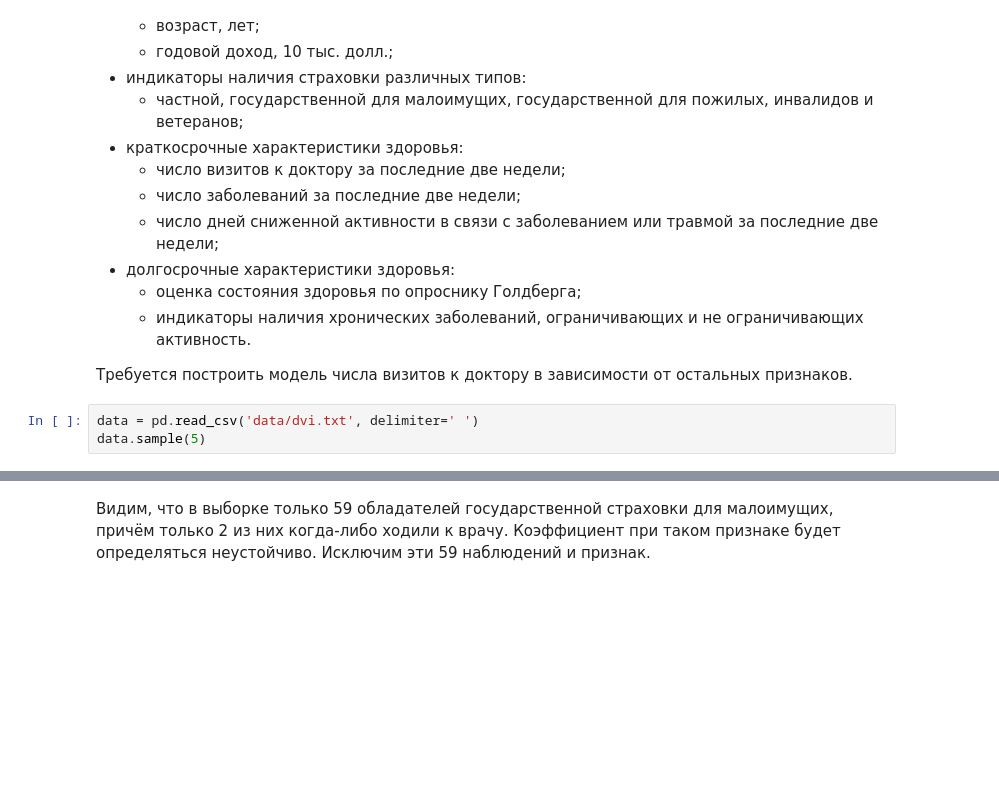
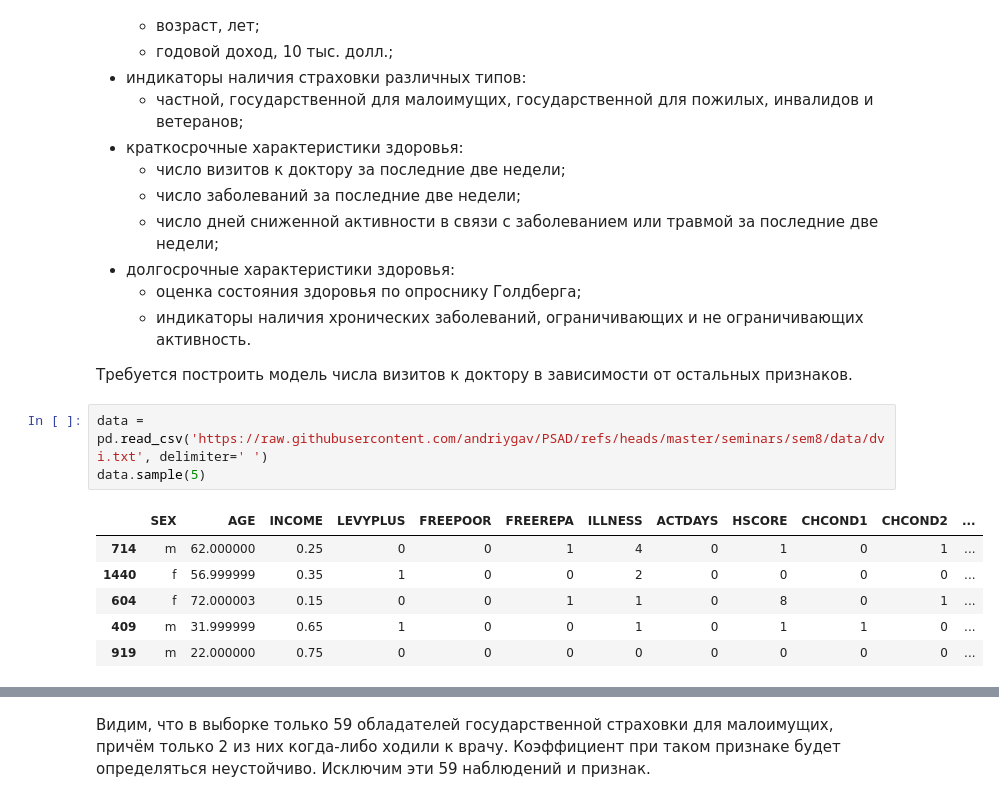
Before and after one commit to andriygav/PSAD, a Jupyter notebook: seminars/sem8/main.ipynb, the cells around one changed output, grey strips where cells are left out. Cells and saved outputs as stored; diff of their text form; blank space fills up the shorter version.

```diff
--- a/seminars/sem8/main.ipynb
+++ b/seminars/sem8/main.ipynb
@@ -33,7 +33,14 @@ from sklearn.metrics import  auc,  accuracy_score
 
 Требуется построить модель числа визитов к доктору в зависимости от остальных признаков.
 # %%
-data = pd.read_csv('data/dvi.txt', delimiter=' ')
+data = pd.read_csv('https://raw.githubusercontent.com/andriygav/PSAD/refs/heads/master/seminars/sem8/data/dvi.txt', delimiter=' ')
 data.sample(5)
+# %% [output]
+|  | SEX | AGE | INCOME | LEVYPLUS | FREEPOOR | FREEREPA | ILLNESS | ACTDAYS | HSCORE | CHCOND1 | CHCOND2 | ... |
+| 714 | m | 62.000000 | 0.25 | 0 | 0 | 1 | 4 | 0 | 1 | 0 | 1 | ... |
+| 1440 | f | 56.999999 | 0.35 | 1 | 0 | 0 | 2 | 0 | 0 | 0 | 0 | ... |
+| 604 | f | 72.000003 | 0.15 | 0 | 0 | 1 | 1 | 0 | 8 | 0 | 1 | ... |
+| 409 | m | 31.999999 | 0.65 | 1 | 0 | 0 | 1 | 0 | 1 | 1 | 0 | ... |
+| 919 | m | 22.000000 | 0.75 | 0 | 0 | 0 | 0 | 0 | 0 | 0 | 0 | ... |
 # %%
 _ = sns.pairplot(data[['DVISITS', 'AGE', 'INCOME', 'ILLNESS', 'ACTDAYS', 'HSCORE', 'FREEPOOR']])
```
Also changed, not shown: parts of 35 cells of this notebook.
